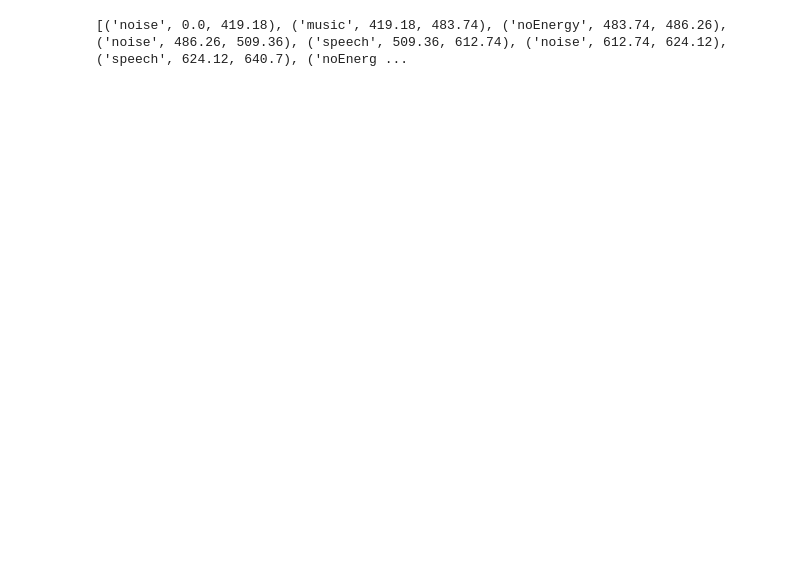
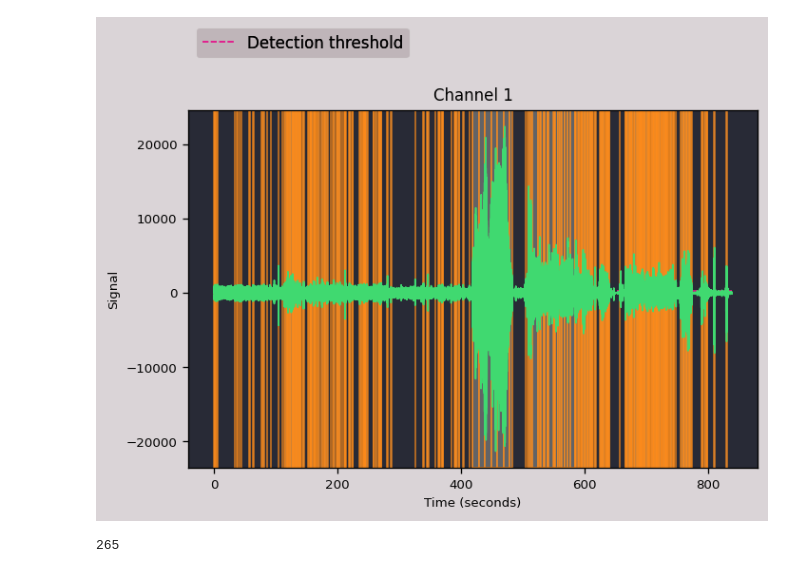
Before and after one commit to opendatalabcz/speech2text, a Jupyter notebook: notebooks/audio_preprocess.ipynb, the cells around one changed output. Drawn from its saved outputs; the diff is of its cells as text; code cells hidden in the pictures; blank space fills up the shorter version.

Commit message:
Audio preprocess ntb update

```diff
--- a/notebooks/audio_preprocess.ipynb
+++ b/notebooks/audio_preprocess.ipynb
@@ -5,2 +3,2 @@ Using TensorFlow backend.
 # %%
-media = '../shared/cpm_mp3/2013112513581412.mp3'
+region = AudioRegion.load("../../shared_data/cpm_mp3/2013112513581412.mp3")
@@ -11,4 +5,8 @@ segmentation = seg(media)
-# %%
-print(segmentation)
-# %% [output]
-[('noise', 0.0, 419.18), ('music', 419.18, 483.74), ('noEnergy', 483.74, 486.26), ('noise', 486.26, 509.36), ('speech', 509.36, 612.74), ('noise', 612.74, 624.12), ('speech', 624.12, 640.7), ('noEnerg ...
+# %%
+regions = region.split_and_plot(max_dur=10, scale_signal=False)
+# %% [output]
+[figure, added]
+# %%
+len(regions)
+# %% [output]
+265
```
Also changed, not shown: parts of 4 cells of this notebook.
